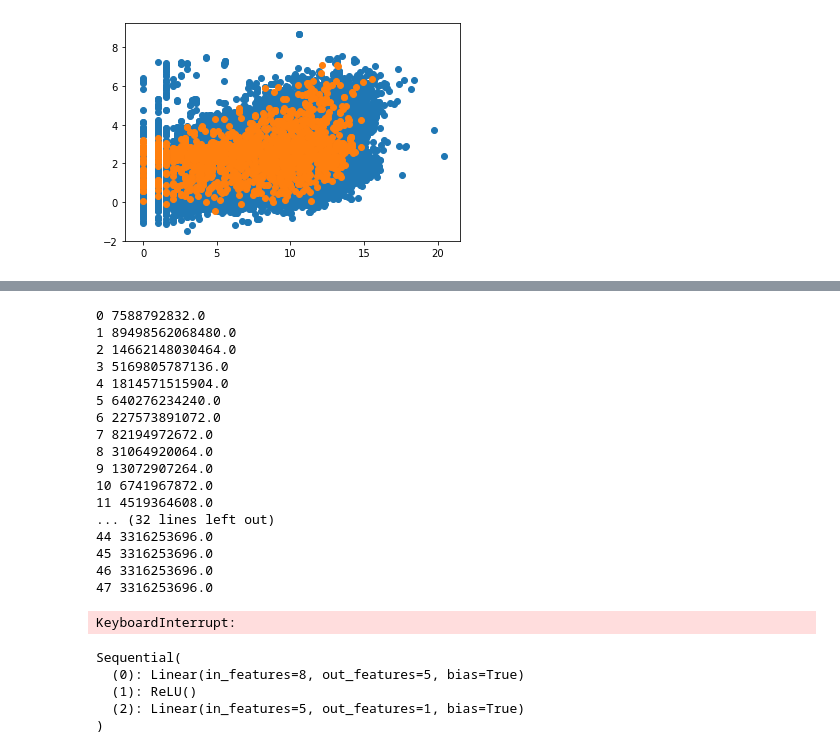
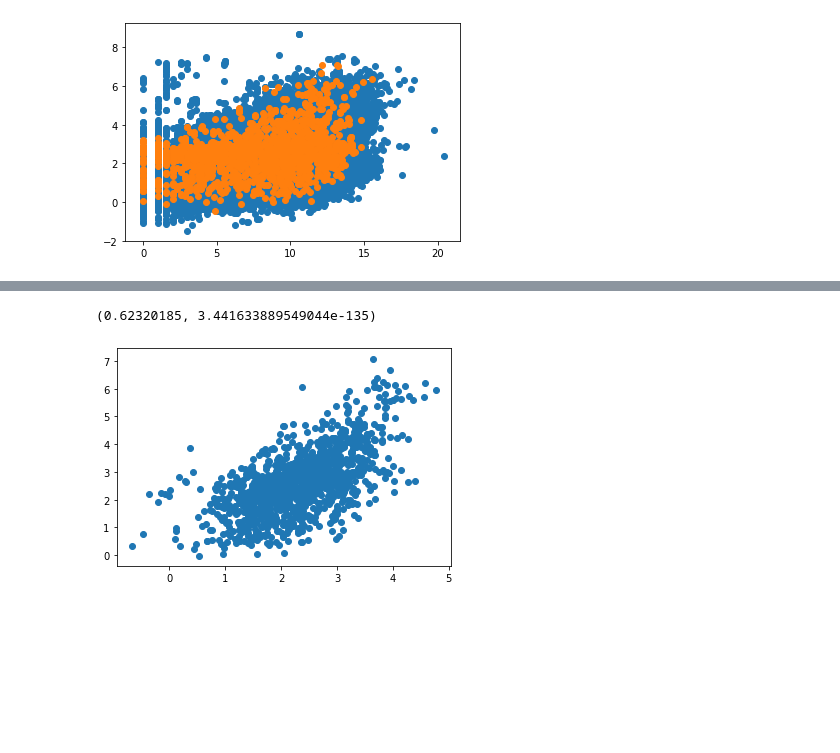
Before and after one commit to jjwang01/proseq, a Jupyter notebook: tensorflow_fc.ipynb, the cells around one changed output, grey strips where cells are left out. Saved outputs shown, nothing was run; the diff lists cells and outputs as text; code cells hidden in the pictures; blank space fills up the shorter version.

Commit message:
simple binned neural network model

```diff
--- a/fullyconnected.ipynb
+++ b/tensorflow_fc.ipynb
@@ -91,57 +83,17 @@ True
 # %%
-N, D_in, H, D_out = 50, 8, 5, 1
+from scipy.stats.stats import pearsonr, spearmanr
 
 y_train = bins_train['mean_peak_output'].to_numpy(dtype=np.float32)
 X_train = bins_train.drop(['mean_peak_output'], axis=1).to_numpy(dtype=np.float32)
 y_val = bins_val['mean_peak_output'].to_numpy(dtype=np.float32)
 X_val = bins_val.drop(['mean_peak_output'], axis=1).to_numpy(dtype=np.float32)
 y_test = bins_test['mean_peak_output'].to_numpy(dtype=np.float32)
 X_test = bins_test.drop(['mean_peak_output'], axis=1).to_numpy(dtype=np.float32)
 
-y_train = torch.tensor(y_train, requires_grad=True)
-X_train = torch.tensor(X_train, requires_grad=True)
-train_tensor = data_utils.TensorDataset(X_train, y_train)
-train_loader = data_utils.DataLoader(dataset=train_tensor, batch_size=N, shuffle=True)
+reg = LinearRegression().fit(X_train, y_train)
 
-model = torch.nn.Sequential(
-    torch.nn.Linear(D_in, H),
-    torch.nn.ReLU(),
-    torch.nn.Linear(H, D_out)
-)
-
-loss_fn = torch.nn.MSELoss(reduction='sum')
-
-learning_rate = 1e-10
-for t in range(500):
-    y_pred = model(X_train)
-    loss = loss_fn(y_pred, y_train)
-    print(t, loss.item())
-    model.zero_grad()
-    loss.backward()
-
-    with torch.no_grad():
-        for param in model.parameters():
-            param -= learning_rate * param.grad
-
-    # spearman and pearson correlations predicted wrt true at the end of validation
-    # e-11: 3316252160, hidden: 3
-    # e-10: 3316253696, hidden: 5
+plt.scatter(reg.predict(X_val), y_val)
+print(pearsonr(reg.predict(X_val), y_val))
 # %% [output]
-0 7588792832.0
-1 89498562068480.0
-2 14662148030464.0
-3 5169805787136.0
-4 1814571515904.0
-5 640276234240.0
-6 227573891072.0
-7 82194972672.0
-8 31064920064.0
-9 13072907264.0
-10 6741967872.0
-11 4519364608.0
-... (32 lines left out)
-44 3316253696.0
-45 3316253696.0
-46 3316253696.0
-47 3316253696.0
+(0.62320185, 3.441633889549044e-135)
-KeyboardInterrupt:
+[figure, added]
@@ -150,14 +99,0 @@ torch.save(model.state_dict(), '/srv/scratch/jjwang01/proseq/fullyconnected')
-# %%
-model = torch.nn.Sequential(
-    torch.nn.Linear(D_in, H),
-    torch.nn.ReLU(),
-    torch.nn.Linear(H, D_out)
-)
-model.load_state_dict(torch.load('/srv/scratch/jjwang01/proseq/fullyconnected'))
-model.eval()
-# %% [output]
-Sequential(
-  (0): Linear(in_features=8, out_features=5, bias=True)
-  (1): ReLU()
-  (2): Linear(in_features=5, out_features=1, bias=True)
-)
```
Also changed, not shown: parts of 7 cells of this notebook, 2 other files.
